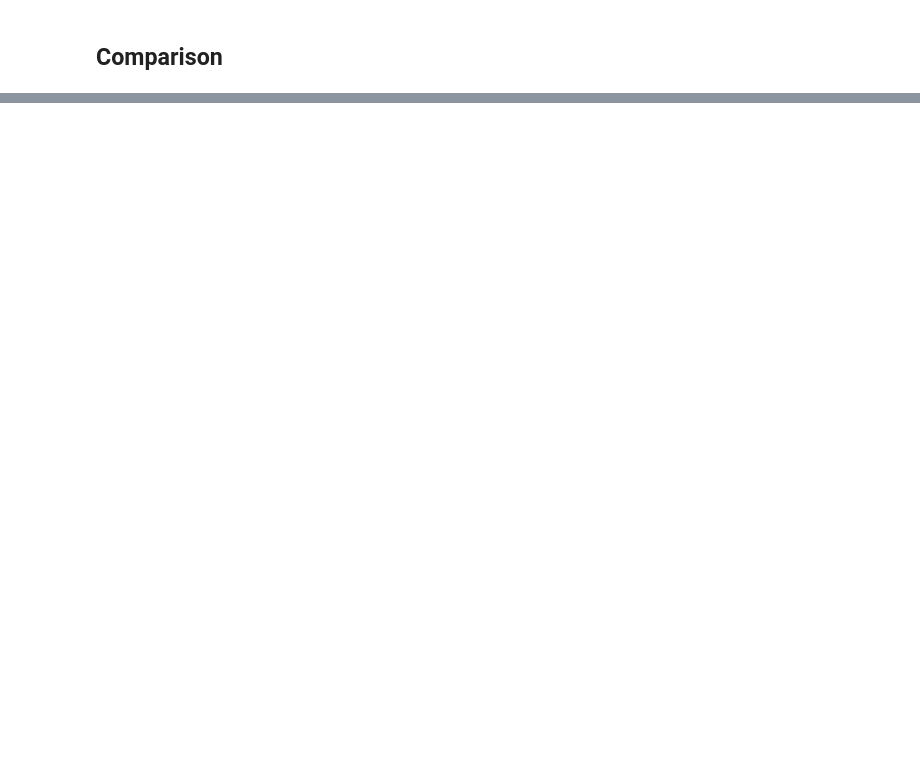
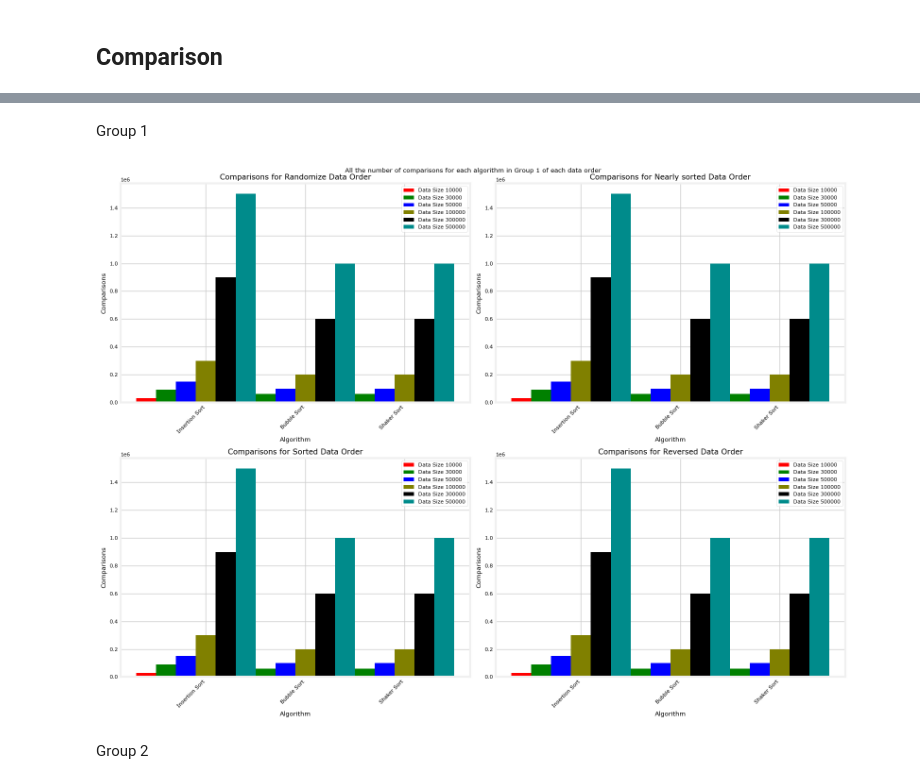
Before and after one commit to magnusdtd/sort-project, a Jupyter notebook: Chart_sort.ipynb, the cells around one changed output, grey strips where cells are left out. Saved outputs shown, nothing was run; the diff lists cells and outputs as text; code cells hidden in the pictures; blank space fills up the shorter version.

```diff
--- a/Chart_sort.ipynb
+++ b/Chart_sort.ipynb
@@ -236,0 +235,14 @@ plot_comparison("Reversed", data_sizes, filtered_algorithms, colors, "Reversed c
+# %% [markdown]
+Group 1
+# %%
+plot_comparison_for_all_algorithms(
+    data_orders,
+    data_sizes,
+    algo_group_1,
+    colors,
+    "All the number of comparisons for each algorithm in Group 1 of each data order"
+)
+# %% [output]
+[figure, added]
+# %% [markdown]
+Group 2
```
Also changed, not shown: parts of 34 cells of this notebook, 1 other file.
